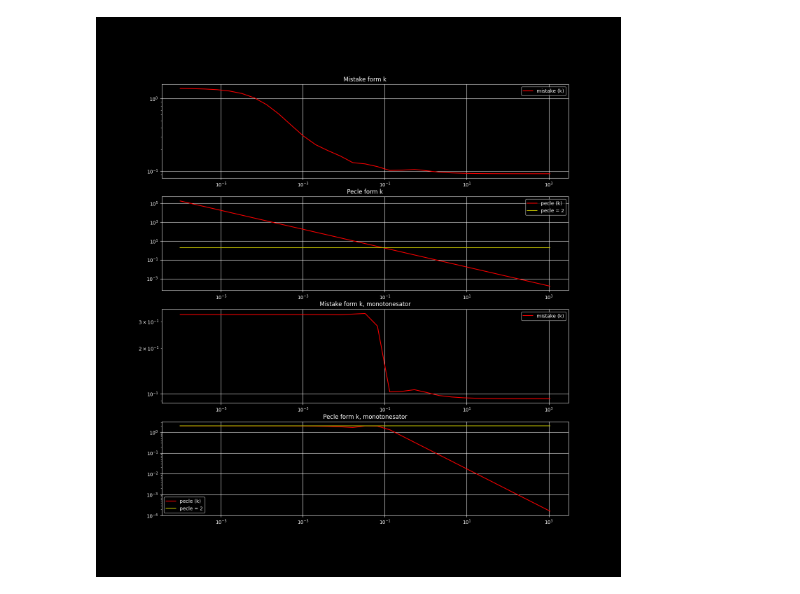
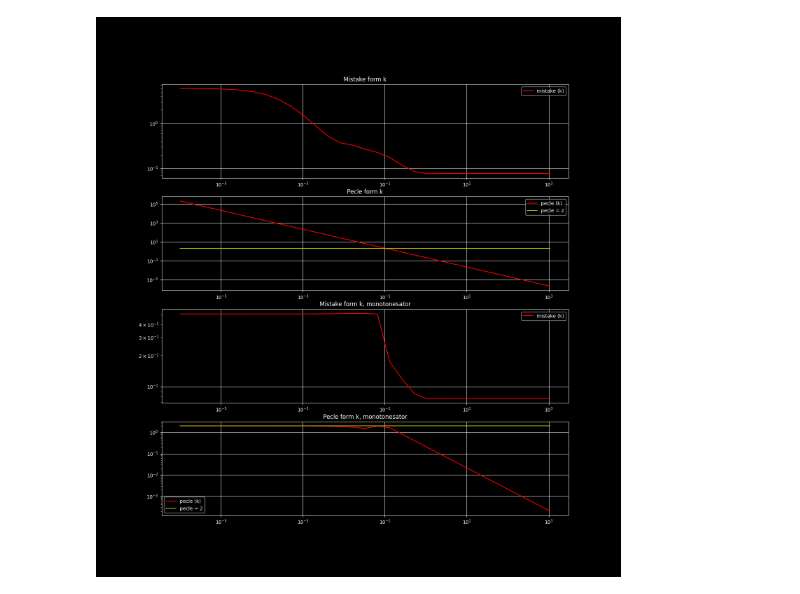
Before and after one commit to ErrrOrrr503/ComputeMath, a Jupyter notebook: diffusion/diffusion.ipynb, the cells around one changed output. Cells and saved outputs as stored; diff of their text form; code cells hidden in the pictures.

```diff
--- a/diffusion/diffusion.ipynb
+++ b/diffusion/diffusion.ipynb
@@ -380,7 +381,9 @@ k_start = 0.000001
 mul_num = 30
 k_multipler = 2
 
-x_data_func = x_data_eq
+x_num = 20
+x_data_func = x_data_rand
+x_data = x_data_func (x_num)
 
 monotonesator = False
 
@@ -446,31 +449,31 @@ pecle_graph = graphs[1]
 k_var_data = np.empty (mul_num + 1)
 k_var_data[0] = k_start
 for i in range (1, mul_num + 1):
     k_var_data[i] = k_var_data[i - 1] * k_multipler
 pecle_ref_data = np.zeros (mul_num + 1)
 pecle_ref_data = pecle_ref_data + 2
 
 plt.subplot (413)
 plt.title ("Mistake form k, monotonesator")
 plt.grid (True)
 plt.xscale ('log')
 plt.yscale ('log')
 plt.plot (k_var_data, k_graph, "r-", label="mistake (k)")
 plt.legend()
 
 plt.subplot (414)
 plt.title ("Pecle form k, monotonesator")
 plt.grid (True)
 plt.xscale ('log')
 plt.yscale ('log')
 plt.plot (k_var_data, pecle_graph, "r-", label="pecle (k)")
 plt.plot (k_var_data, pecle_ref_data, "y-", label="pecle = 2")
 plt.legend()
 
 plt.show ()
 
 #</monotonesator>
 
 #</k variation>
 # %% [output]
-[figure, old version]
+[figure, new version]
```
Also changed, not shown: parts of 2 cells of this notebook.
